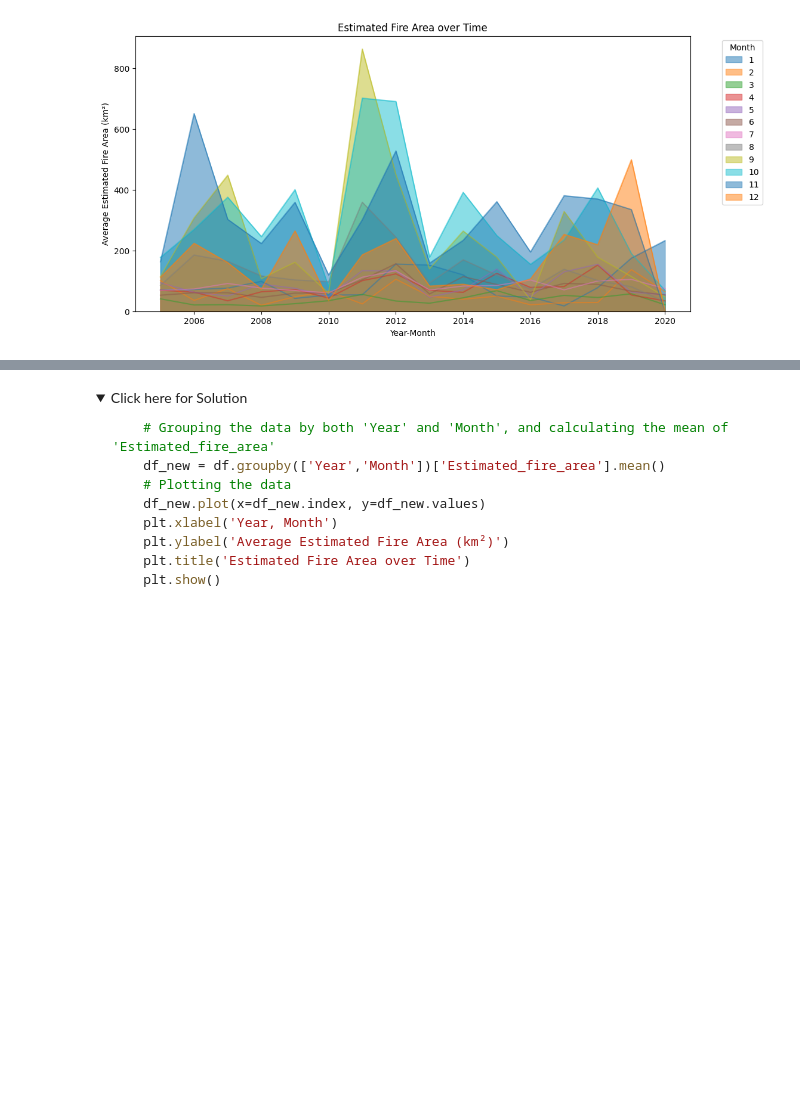
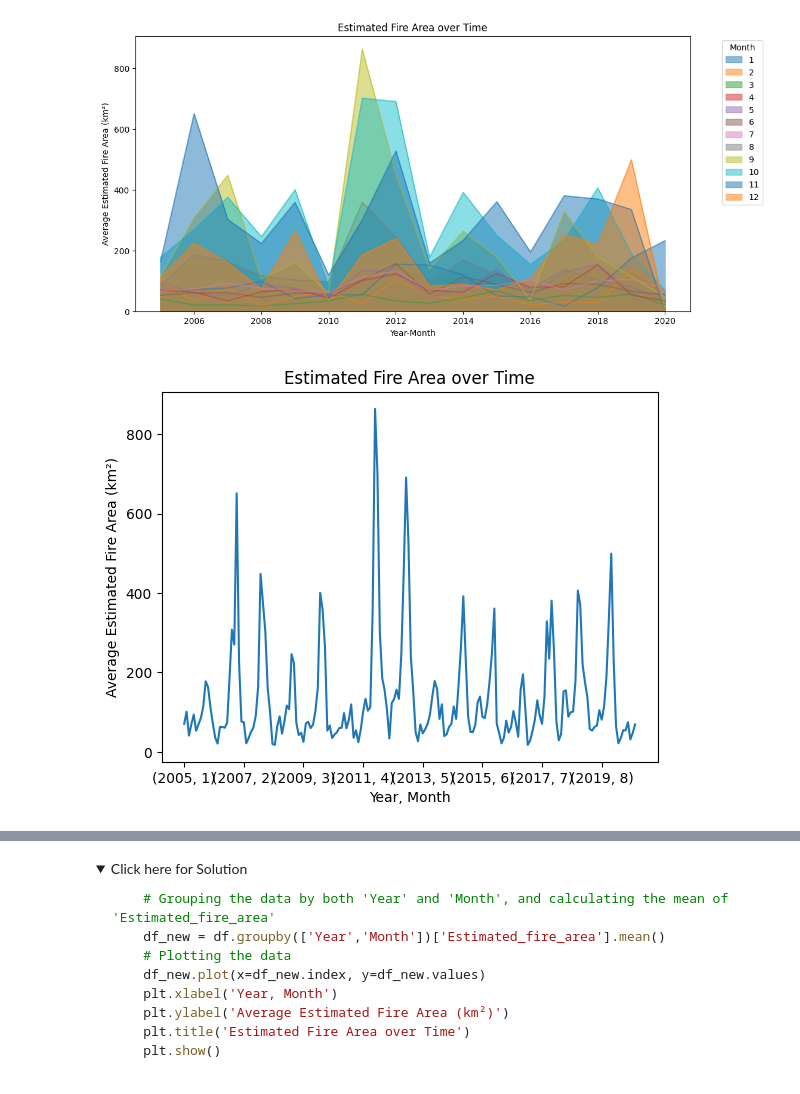
Before and after one commit to jwiggi18/notes, a Jupyter notebook: data_sci/data_viz/Practice_Assignment_Part1.ipynb, the cells around one changed output, grey strips where cells are left out. Drawn from its saved outputs; the diff is of its cells as text; code cells hidden in the pictures; folded sections open; blank space fills up the shorter version.

```diff
--- a/data_sci/data_viz/Practice_Assignment_Part1.ipynb
+++ b/data_sci/data_viz/Practice_Assignment_Part1.ipynb
@@ -272,3 +292,15 @@ plt.legend(title='Month', bbox_to_anchor=(1.05, 1), loc='upper left')
 plt.show()
 # %% [output]
 [figure]
+# %%
+# Grouping the data by both 'Year' and 'Month', and calculating the mean
+# of 'Estimated_fire_area'
+df_new = df.groupby(['Year','Month'])['Estimated_fire_area'].mean()
+# Plotting the data
+df_new.plot(x=df_new.index, y=df_new.values)
+plt.xlabel('Year, Month')
+plt.ylabel('Average Estimated Fire Area (km²)')
+plt.title('Estimated Fire Area over Time')
+plt.show()
+# %% [output]
+[figure, added]
```
Also changed, not shown: parts of 21 cells of this notebook.
